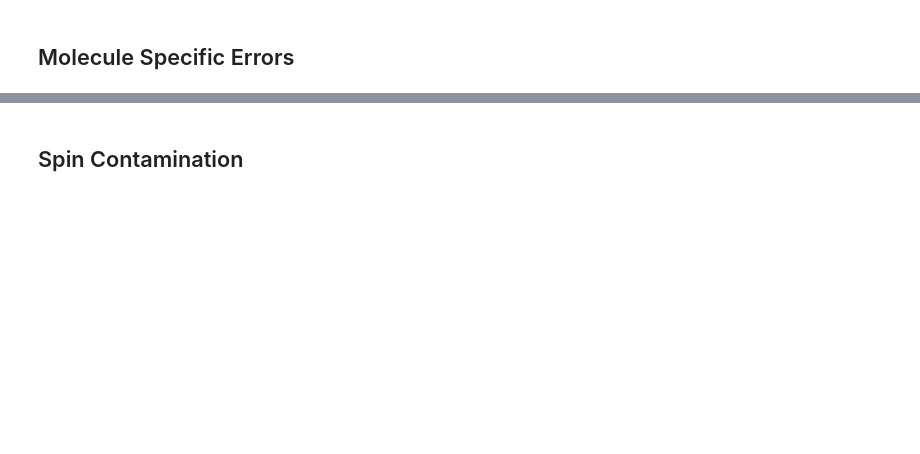
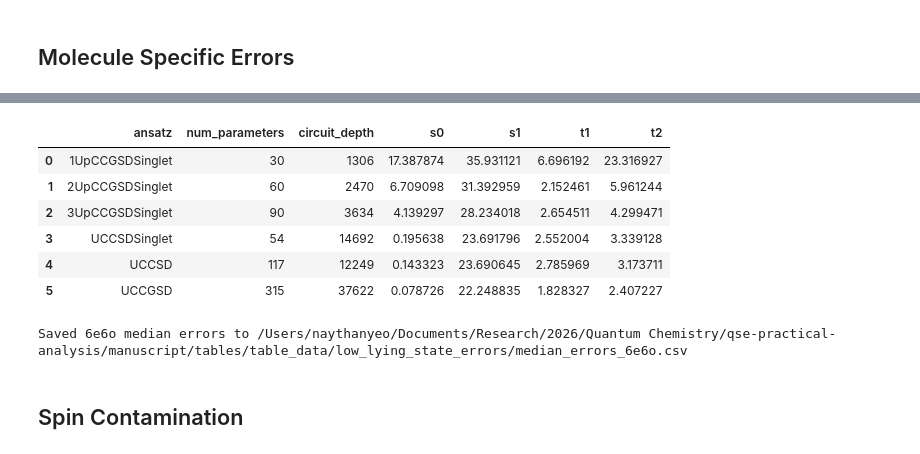
Before and after one commit to naythanyeo/qse-practical-analysis, a Jupyter notebook: notebooks/01_subspace_representability.ipynb, the cells around one changed output, grey strips where cells are left out. Drawn from its saved outputs; the diff is of its cells as text; code cells hidden in the pictures; blank space fills up the shorter version.

Commit message:
Re add in tables, modify graph plots

```diff
--- a/notebooks/01_subspace_representability.ipynb
+++ b/notebooks/01_subspace_representability.ipynb
@@ -503,3 +509,55 @@ df_ansatz_complexity = pd.DataFrame(ansatz_complexity)
+# %%
+# Calculate median low-lying QSE errors across the 28-molecule 6e6o benchmark.
+df_singlet_medians = (
+    df_6e6o[df_6e6o["expansion"] == "singlet"]
+    .groupby("ansatz")[["s0_error", "s1_error"]]
+    .median()
+)
+df_triplet_medians = (
+    df_6e6o[df_6e6o["expansion"] == "triplet"]
+    .groupby("ansatz")[["t1_error", "t2_error"]]
+    .median()
+)
+
+df_median_errors_6e6o = (
+    df_singlet_medians.join(df_triplet_medians)
+    .rename(columns={
+        "s0_error": "s0",
+        "s1_error": "s1",
+        "t1_error": "t1",
+        "t2_error": "t2",
+    })
+    .reindex(ANSATZ_ORDER)
+)
+df_median_errors_6e6o.index.name = None
+
+df_ansatz_comparison_6e6o = (
+    df_ansatz_details_6e6o.set_index("ansatz")
+    .join(df_median_errors_6e6o)
+    .reset_index()
+)
+
+MEDIAN_ERRORS_PATH = (
+    PROJECT_ROOT
+    / "manuscript"
+    / "tables"
+    / "table_data"
+    / "low_lying_state_errors"
+    / "median_errors_6e6o.csv"
+)
+df_median_errors_6e6o.to_csv(MEDIAN_ERRORS_PATH)
+
+display(df_ansatz_comparison_6e6o)
+print(f"Saved 6e6o median errors to {MEDIAN_ERRORS_PATH}")
+# %% [output]
+|  | ansatz | num_parameters | circuit_depth | s0 | s1 | t1 | t2 |
+| 0 | 1UpCCGSDSinglet | 30 | 1306 | 17.387874 | 35.931121 | 6.696192 | 23.316927 |
+| 1 | 2UpCCGSDSinglet | 60 | 2470 | 6.709098 | 31.392959 | 2.152461 | 5.961244 |
+| 2 | 3UpCCGSDSinglet | 90 | 3634 | 4.139297 | 28.234018 | 2.654511 | 4.299471 |
+| 3 | UCCSDSinglet | 54 | 14692 | 0.195638 | 23.691796 | 2.552004 | 3.339128 |
+| 4 | UCCSD | 117 | 12249 | 0.143323 | 23.690645 | 2.785969 | 3.173711 |
+| 5 | UCCGSD | 315 | 37622 | 0.078726 | 22.248835 | 1.828327 | 2.407227 |
+Saved 6e6o median errors to /Users/naythanyeo/Documents/Research/2026/Quantum Chemistry/qse-practical-analysis/manuscript/tables/table_data/low_lying_state_errors/median_errors_6e6o.csv
 # %% [markdown]
 ## Spin Contamination
 # %%
```
Also changed, not shown: parts of 5 cells of this notebook, 1 other file.
